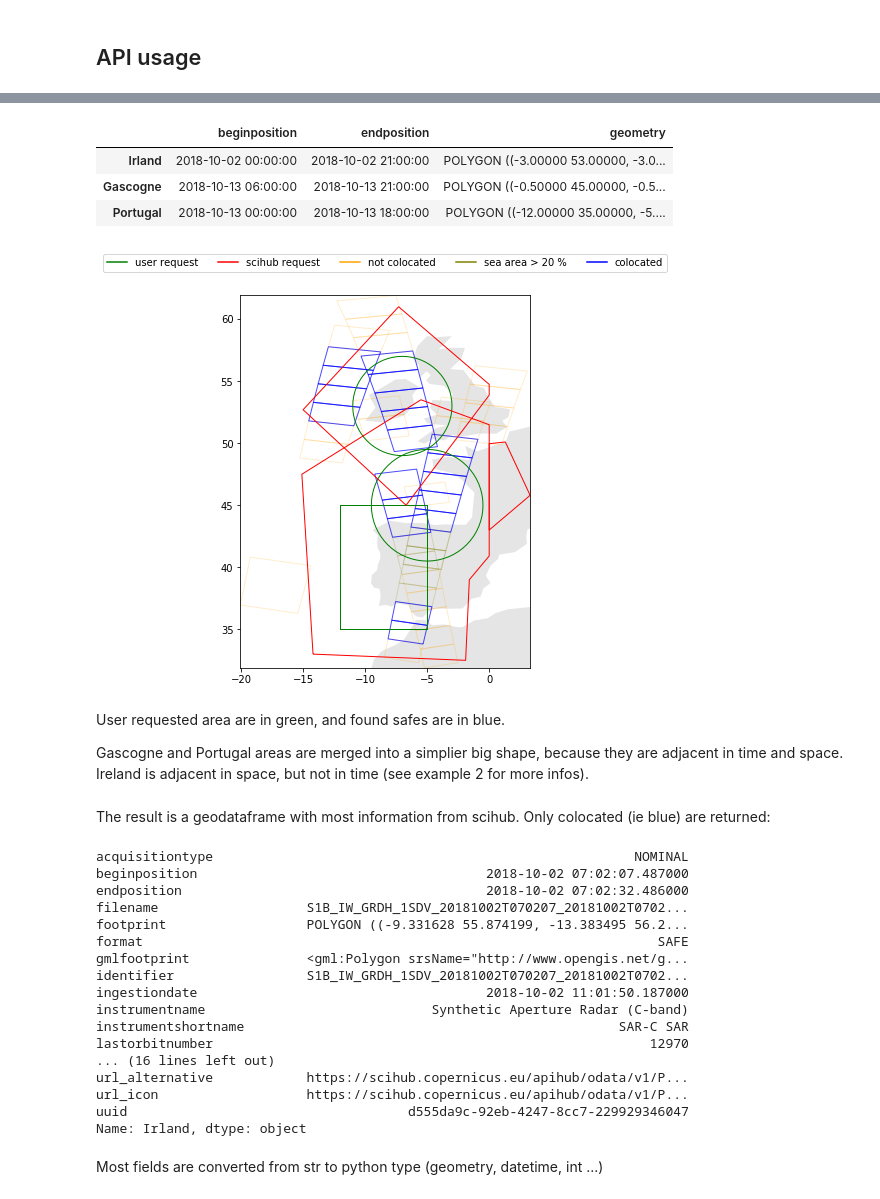
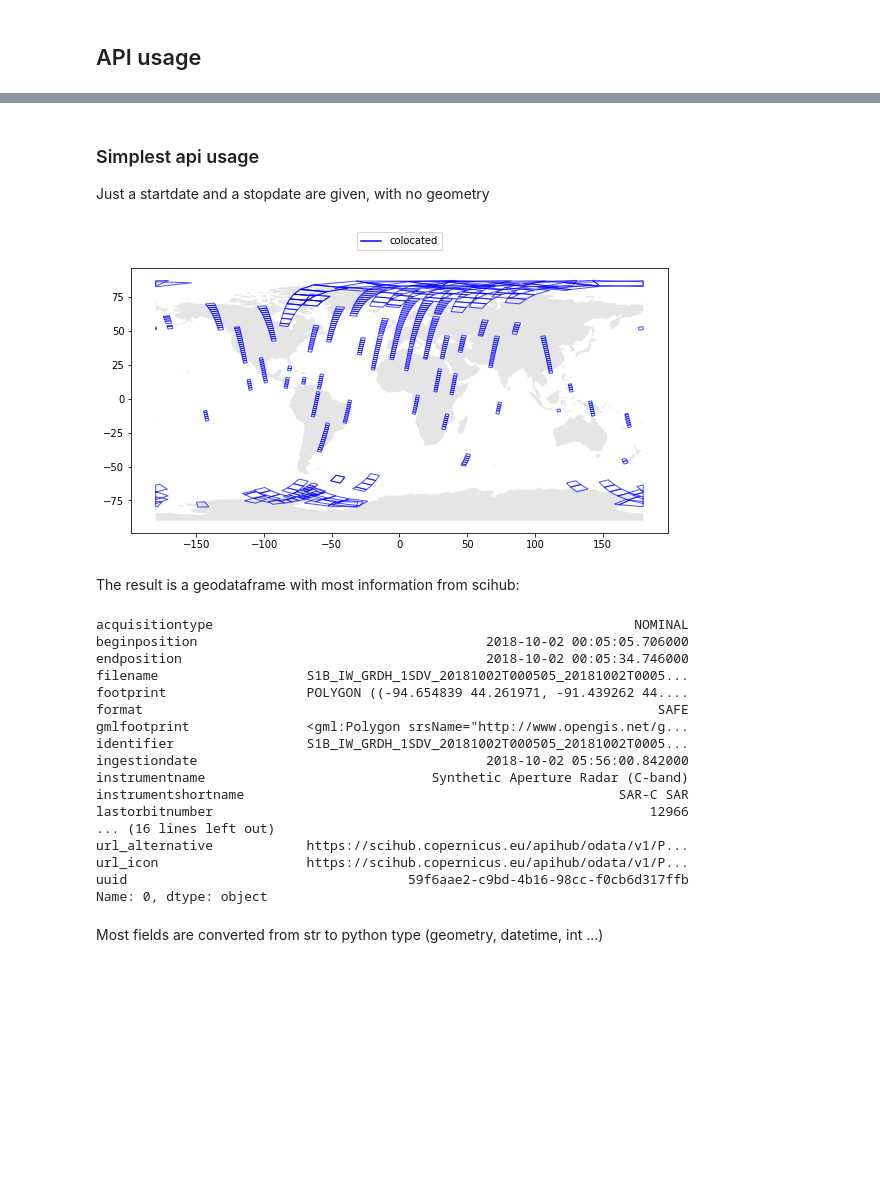
Before and after one commit to oarcher/sentinelrequest, a Jupyter notebook: README.ipynb, the cells around one changed output, grey strips where cells are left out. Cells and saved outputs as stored; diff of their text form; code cells hidden in the pictures; blank space fills up the shorter version.

```diff
--- a/README.ipynb
+++ b/README.ipynb
@@ -147,49 +141,37 @@ As an example, tree areas are defined:
-# %%
-gdf = gpd.GeoDataFrame({
-        "beginposition" : [ datetime.datetime(2018,10,2,0), datetime.datetime(2018,10,13,6) ,  datetime.datetime(2018,10,13,0) ],
-        "endposition"   : [ datetime.datetime(2018,10,2,21) , datetime.datetime(2018,10,13,21) ,datetime.datetime(2018,10,13,18) ],
-        "geometry"      : [ wkt.loads("POINT (-7 53)").buffer(4), wkt.loads("POINT (-5 45)").buffer(4.5),  wkt.loads("POLYGON ((-12 35, -5 35, -5 45, -12 45, -12 35))")]
-    },index=["Irland","Gascogne","Portugal"])
-gdf
-# %% [output]
-|  | beginposition | endposition | geometry |
-| Irland | 2018-10-02 00:00:00 | 2018-10-02 21:00:00 | POLYGON ((-3.00000 53.00000, -3.0... |
-| Gascogne | 2018-10-13 06:00:00 | 2018-10-13 21:00:00 | POLYGON ((-0.50000 45.00000, -0.5... |
-| Portugal | 2018-10-13 00:00:00 | 2018-10-13 18:00:00 | POLYGON ((-12.00000 35.00000, -5.... |
+# %% [markdown]
+### Simplest api usage
+
+Just a startdate and a stopdate are given, with no geometry
 # %%
 fig = plt.figure(figsize=(10,7))
 safes = sr.scihubQuery(
-        gdf=gdf,
-        min_sea_percent=20,
-        fig=fig)
+    startdate=datetime.datetime(2018,10,2,0),
+    stopdate=datetime.datetime(2018,10,2,12),
+    fig=fig)
 # %% [output]
-[figure, old version]
+[figure, new version]
-# %% [markdown]
-User requested area are in green, and found safes are in blue.
-
-Gascogne and Portugal areas are merged into a simplier big shape, because they are adjacent in time and space. Ireland is adjacent in space, but not in time (see example 2 for more infos).
 # %% [markdown]
-The result is a geodataframe with most information from scihub. Only colocated (ie blue) are returned:
+The result is a geodataframe with most information from scihub:
 # %%
 safes.iloc[0]
 # %% [output]
 acquisitiontype                                                      NOMINAL
-beginposition                                     2018-10-02 07:02:07.487000
-endposition                                       2018-10-02 07:02:32.486000
-filename                   S1B_IW_GRDH_1SDV_20181002T070207_20181002T0702...
-footprint                  POLYGON ((-9.331628 55.874199, -13.383495 56.2...
+beginposition                                     2018-10-02 00:05:05.706000
+endposition                                       2018-10-02 00:05:34.746000
+filename                   S1B_IW_GRDH_1SDV_20181002T000505_20181002T0005...
+footprint                  POLYGON ((-94.654839 44.261971, -91.439262 44....
 format                                                                  SAFE
 gmlfootprint               <gml:Polygon srsName="http://www.opengis.net/g...
-identifier                 S1B_IW_GRDH_1SDV_20181002T070207_20181002T0702...
-ingestiondate                                     2018-10-02 11:01:50.187000
+identifier                 S1B_IW_GRDH_1SDV_20181002T000505_20181002T0005...
+ingestiondate                                     2018-10-02 05:56:00.842000
 instrumentname                             Synthetic Aperture Radar (C-band)
 instrumentshortname                                                SAR-C SAR
-lastorbitnumber                                                        12970
+lastorbitnumber                                                        12966
 ... (16 lines left out)
 url_alternative            https://scihub.copernicus.eu/apihub/odata/v1/P...
 url_icon                   https://scihub.copernicus.eu/apihub/odata/v1/P...
-uuid                                    d555da9c-92eb-4247-8cc7-229929346047
-Name: Irland, dtype: object
+uuid                                    59f6aae2-c9bd-4b16-98cc-f0cb6d317ffb
+Name: 0, dtype: object
 # %% [markdown]
 Most fields are converted from str to python type (geometry, datetime, int ...)
 # %%
```
Also changed, not shown: parts of 11 cells of this notebook, 1 other file.
